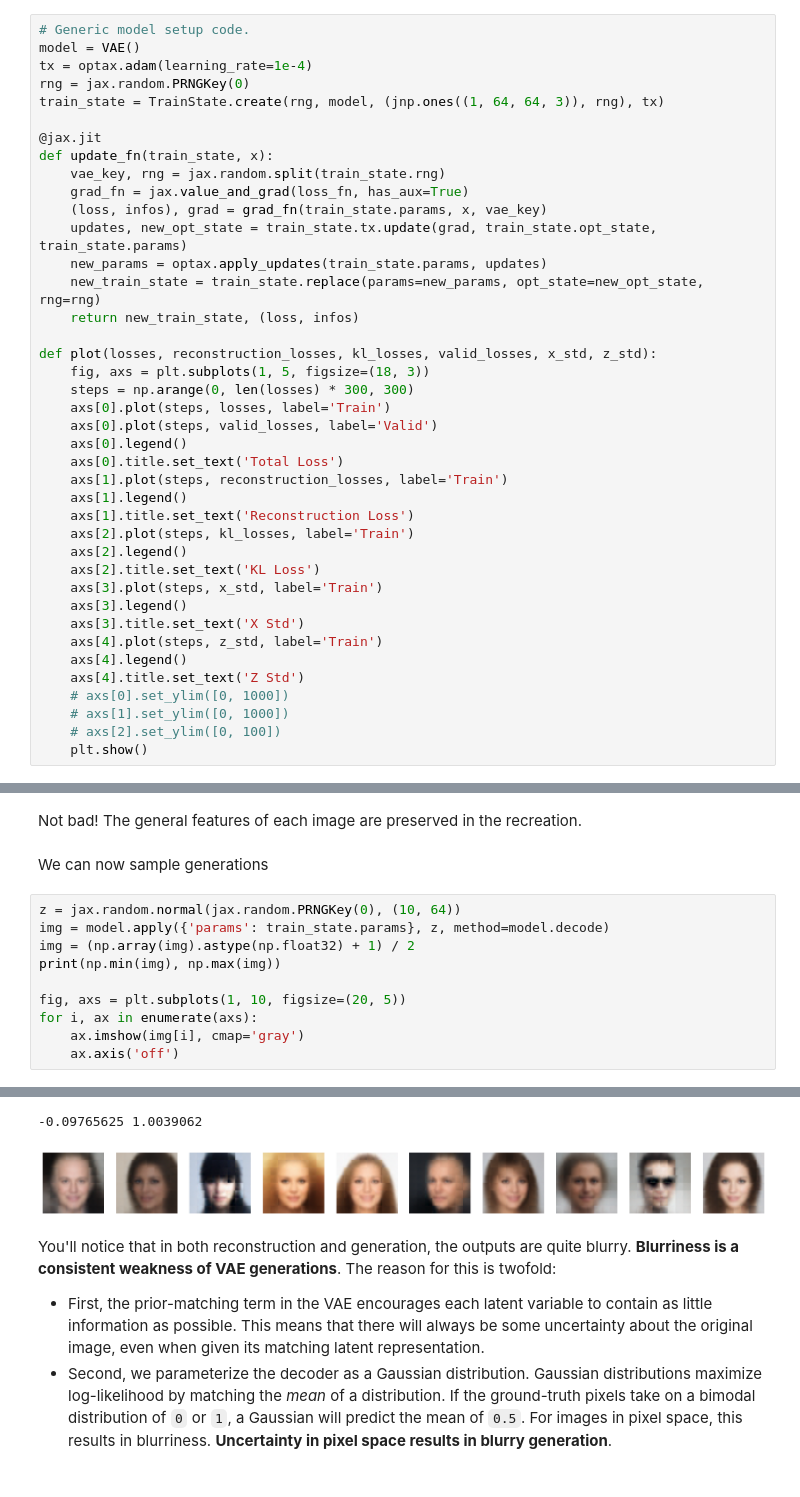
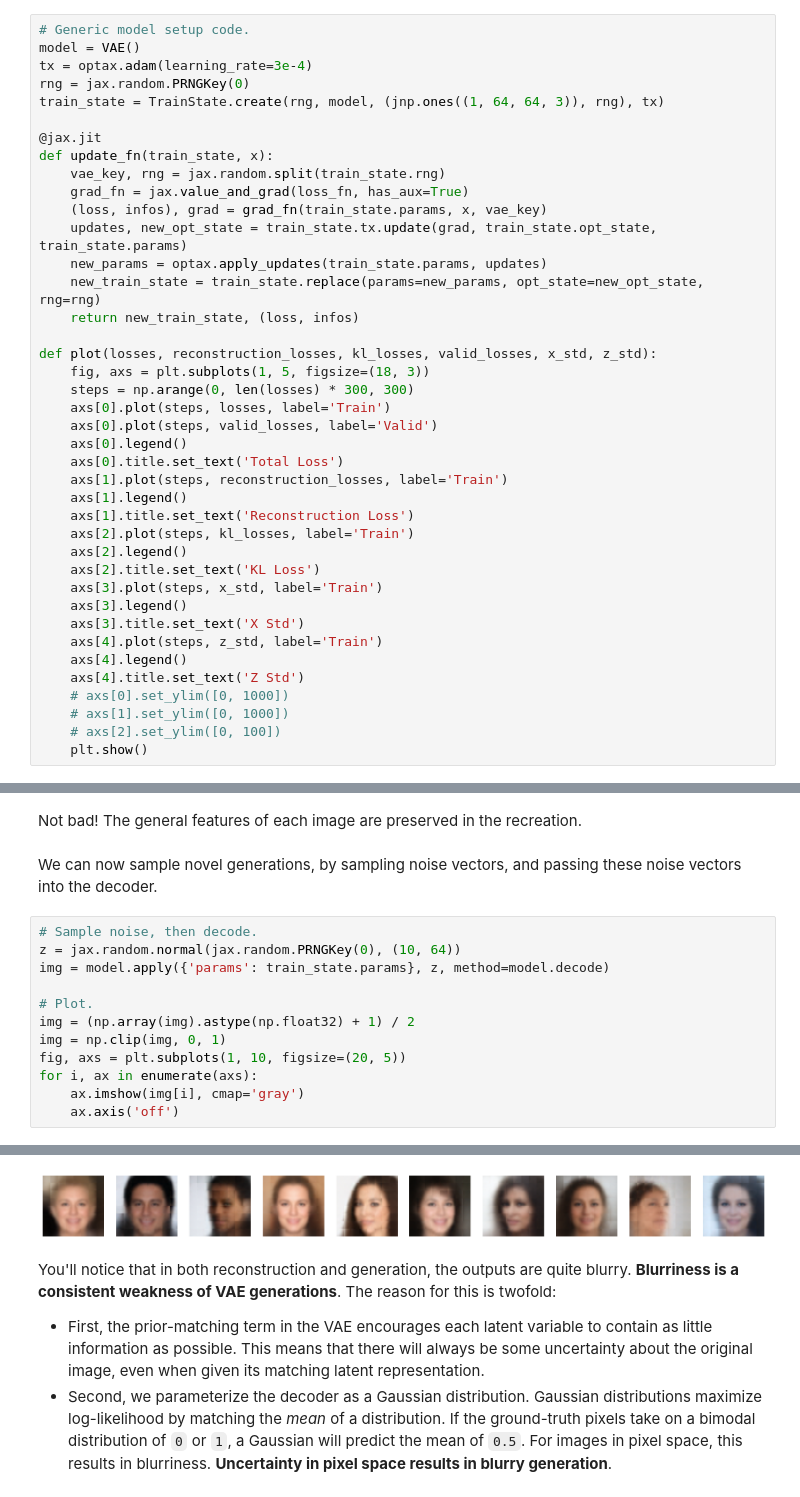
Before and after one commit to kvfrans/notes, a Jupyter notebook: 4-models/variational-auto-encoders.ipynb, the cells around one changed output, grey strips where cells are left out. Drawn from its saved outputs; the diff is of its cells as text.

```diff
--- a/4-models/variational-auto-encoders.ipynb
+++ b/4-models/variational-auto-encoders.ipynb
@@ -168,7 +187,7 @@ def loss_fn(params, x, rng):
 # %%
 # Generic model setup code.
 model = VAE()
-tx = optax.adam(learning_rate=1e-4)
+tx = optax.adam(learning_rate=3e-4)
 rng = jax.random.PRNGKey(0)
 train_state = TrainState.create(rng, model, (jnp.ones((1, 64, 64, 3)), rng), tx)
 
@@ -255,13 +275,15 @@ Reconstruction error: 0.06656577
 # %% [markdown]
 Not bad! The general features of each image are preserved in the recreation.
-# %% [markdown]
-We can now sample generations
+# %% [markdown]
+We can now sample novel generations, by sampling noise vectors, and passing these noise vectors into the decoder.
 # %%
+# Sample noise, then decode.
 z = jax.random.normal(jax.random.PRNGKey(0), (10, 64))
 img = model.apply({'params': train_state.params}, z, method=model.decode)
+
+# Plot.
 img = (np.array(img).astype(np.float32) + 1) / 2
-print(np.min(img), np.max(img))
-
+img = np.clip(img, 0, 1)
 fig, axs = plt.subplots(1, 10, figsize=(20, 5))
 for i, ax in enumerate(axs):
     ax.imshow(img[i], cmap='gray')
@@ -273,5 +292,4 @@ WARNING:matplotlib.image:Clipping input data to the valid range for imshow with
--0.09765625 1.0039062
-[figure, old version]
+[figure, new version]
 # %% [markdown]
 You'll notice that in both reconstruction and generation, the outputs are quite blurry. **Blurriness is a consistent weakness of VAE generations**. The reason for this is twofold:
 - First, the prior-matching term in the VAE encourages each latent variable to contain as little information as possible. This means that there will always be some uncertainty about the original image, even when given its matching latent representation.
```
Also changed, not shown: parts of 23 cells of this notebook, 3 other files.
